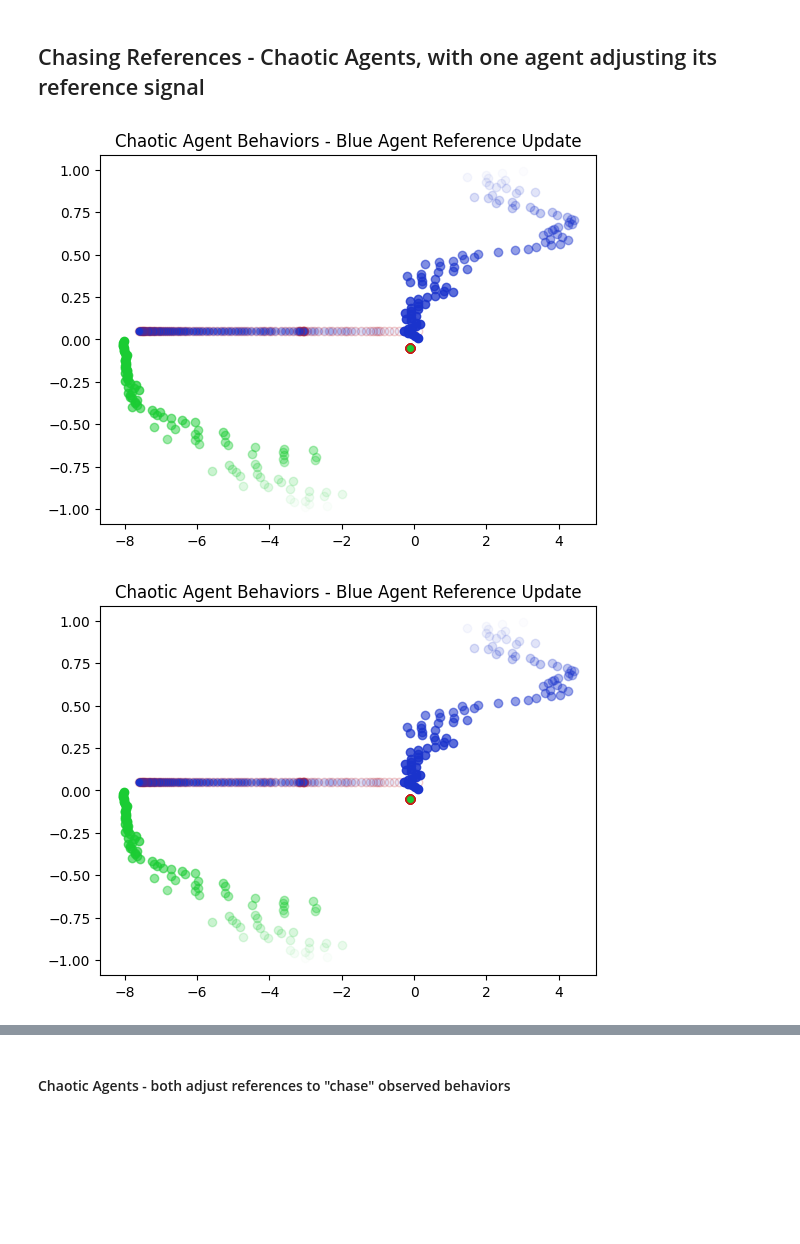
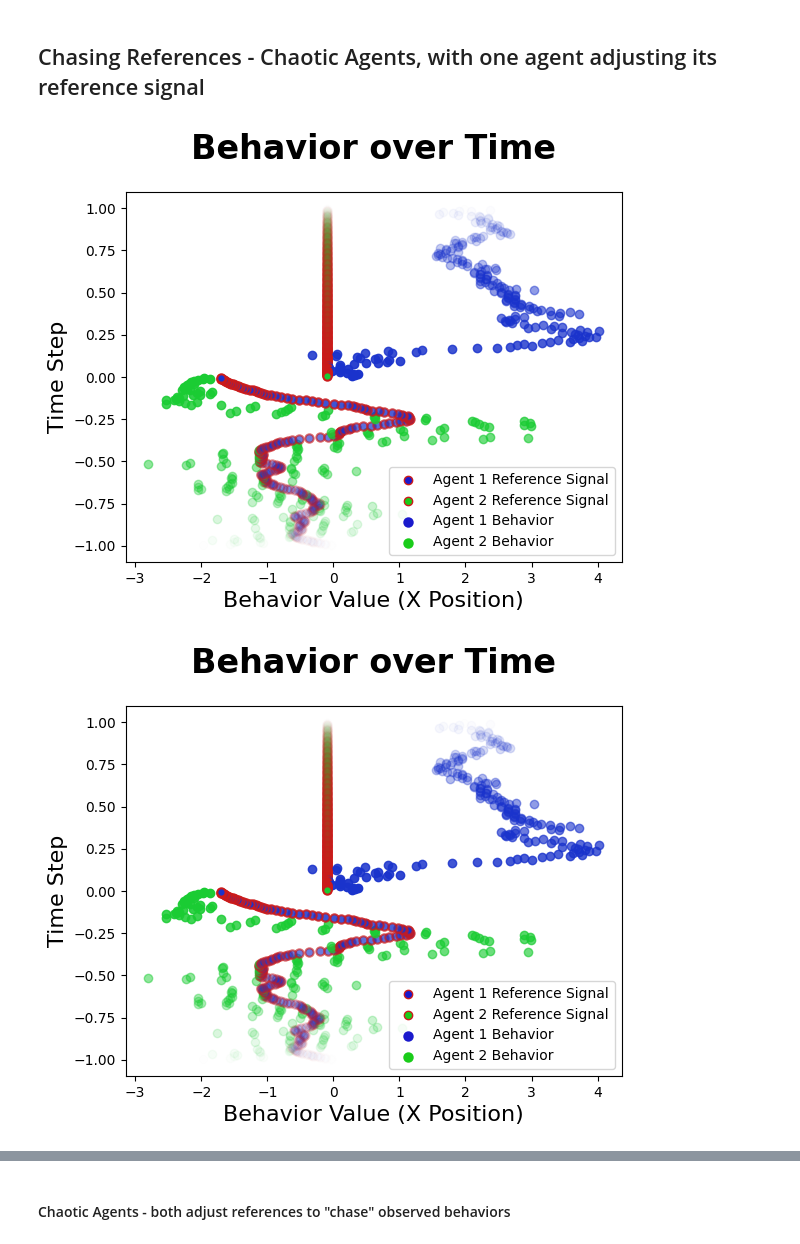
Before and after one commit to jprod/Control, a Jupyter notebook: for_poster.ipynb, the cells around one changed output, grey strips where cells are left out. Cells and saved outputs as stored; diff of their text form; code cells hidden in the pictures; blank space fills up the shorter version.

```diff
--- a/for_poster.ipynb
+++ b/for_poster.ipynb
@@ -9,0 +86,3 @@ import matplotlib.pyplot as plt
+# %%
+agent1 = Control_node(sensor=sense, comparator=compare, control_update=control_update, controller = control, internal_model=imc, internal_model_update=imc_update, behavioral_model=B1, system_estimate=A1, reference=R1, init_behavior=behav_1)
+plant = Control_node(sensor=sense, comparator=plant_compare, control_update=control_update,  controller = plant_control, internal_model=imc, internal_model_update=imc_update, behavioral_model=B2, system_estimate=A2, reference=R2, init_behavior=behav_1)
@@ -123,7 +389,7 @@ agent2_error = []
 b1 = behav_1
 b2 = behav_2
 
-pl.scatter(R1[0],0, c=(0.1,0.8,0.8), edgecolors=[0.8,0.1,0.1])
+#pl.scatter(R1[0],0, c=(0.1,0.8,0.8), edgecolors=[0.8,0.1,0.1], linewidths=1.5)
 
 for t in range(trials):
     b1_control = agent1.go(b2)
@@ -143,9 +409,21 @@ for t in range(trials):
 
     color1 = [0.1,0.2,0.8, (t+1)/(trials+1)]
     color2 = [0.1,0.8,0.2, (t+1)/(trials+1)]
-    pl.scatter(b1[0],1-(t+1)/(trials+1),c=tuple(color1))
-    pl.scatter(b2[0],-1+(t+1)/(trials+1),c=tuple(color2))
+    pl.scatter(R1[0],-1+(t-1)/(trials+1), c=(0.1,0.2,0.8,color1[3]), edgecolors=[0.8,0.1,0.1, color1[3]], linewidth=1.5)
+    pl.scatter(R2[0],1-(t-1)/(trials+1), c=(0.1,0.8,0.2,color2[3]), edgecolors=[0.8,0.1,0.1, color2[3]], linewidth=1.5)
+    pl.scatter(b1[0],1-(t-1)/(trials+1),c=tuple(color1), linewidths=1.5)
+    pl.scatter(b2[0],-1+(t-1)/(trials+1),c=tuple(color2), linewidths=1.5)
+    plt.legend([[agent1.get_reference()[0],0.00],[agent2.get_reference()[0],0.00], [agent1.get_reference()[0],0.00], b2], labels=["Agent 1 Reference Signal", "Agent 2 Reference Signal", "Agent 1 Behavior", "Agent 2 Behavior"])
+    lg = plt.gca().get_legend()
+    lg.legendHandles[0].set_color((0.1,0.1,0.8))
+    lg.legendHandles[0].set_edgecolor((0.8,0.1,0.1))
+    lg.legendHandles[1].set_color((0.1,0.8,0.1))
+    lg.legendHandles[1].set_edgecolor((0.8,0.1,0.1))
+    lg.legendHandles[2].set_color((0.1,0.1,0.8))
+    lg.legendHandles[3].set_color((0.1,0.8,0.1))
     display.clear_output(wait=True)
     display.display(pl.gcf())
-    pl.title("Chaotic Agent Behaviors - no Reference Update")
+    pl.title("Behavior over Time", weight='bold', fontsize=24, pad=24)
+    plt.xlabel("Behavior Value (X Position)", fontsize=16)
+    plt.ylabel("Time Step", fontsize=16)
 # %% [output]
@@ -263,8 +543,8 @@ system_estimate=A2, reference=R2, init_behavior=behav_2)
 plant2 = Plant(transition_matrix=T2, transition_function=transition, state=behav_2)
 # %%
 %matplotlib inline
-np.random.seed(4)
-trials = 100
+np.random.seed(11)
+trials = 200
 color = (0.1,0.2,0.8,0.1)
 agent1_control = []
 agent2_control = []
@@ -274,37 +554,49 @@ agent1_error = []
 agent2_error = []
 
 b1 = behav_1
 b2 = behav_2
 
 for t in range(trials):
     color1 = [0.1,0.2,0.8, (t+1)/(trials+1)]
     color2 = [0.1,0.8,0.2, (t+1)/(trials+1)]
-    pl.scatter(agent1.get_reference()[0],0.05, c=color1, edgecolors=[0.8,0.1,0.1, color1[1]])
-    pl.scatter(agent2.get_reference()[0],-0.05, c=color2, edgecolors=[0.8,0.1,0.1, color2[1]])
+    #pl.scatter(agent1.get_reference()[0],-0.03, c=color1, edgecolors=[0.8,0.1,0.1, color1[1]])
+    #pl.scatter(agent2.get_reference()[0],0, c=color2, edgecolors=[0.8,0.1,0.1, color2[3]], linewidth=1.5)
     b1_control = agent1.go(b2)
     b2_control = agent2.go(b1)
 
     agent1_control.append(agent1.get_output())
     agent2_control.append(agent2.get_output())
 
     b1 = plant1.transition(b1_control)
     b2 = plant2.transition(b2_control)
 
     agent1_behaviors.append(b1)
     agent2_behaviors.append(b2)
 
     agent1_error.append(np.absolute(agent1.get_error()))
     agent2_error.append(np.absolute(agent2.get_error()))
 
 
     pl.scatter(b1[0],1-(t+1)/(trials+1),c=tuple(color1))
     pl.scatter(b2[0],-1+(t+1)/(trials+1),c=tuple(color2))
+    pl.scatter(agent2.get_reference()[0],1-(t+1)/(trials+1),c=tuple(color2), edgecolors=[0.8,0.1,0.1, color2[3]], linewidth=1.5)
+    pl.scatter(agent1.get_reference()[0],-1+(t+1)/(trials+1),c=tuple(color1), edgecolors=[0.8,0.1,0.1, color1[3]], linewidth=1.5)
     display.clear_output(wait=True)
     display.display(pl.gcf())
-    pl.title("Chaotic Agent Behaviors - Blue Agent Reference Update")
+    plt.legend([[agent1.get_reference()[0],0.00],[agent2.get_reference()[0],0.00], [agent1.get_reference()[0],0.00], b2], labels=["Agent 1 Reference Signal", "Agent 2 Reference Signal", "Agent 1 Behavior", "Agent 2 Behavior"])
+    lg = plt.gca().get_legend()
+    lg.legendHandles[0].set_color((0.1,0.1,0.8))
+    lg.legendHandles[0].set_edgecolor((0.8,0.1,0.1))
+    lg.legendHandles[1].set_color((0.1,0.8,0.1))
+    lg.legendHandles[1].set_edgecolor((0.8,0.1,0.1))
+    lg.legendHandles[2].set_color((0.1,0.1,0.8))
+    lg.legendHandles[3].set_color((0.1,0.8,0.1))
+    pl.title("Behavior over Time", weight='bold', fontsize=24, pad=24)
+    plt.xlabel("Behavior Value (X Position)", fontsize=16)
+    plt.ylabel("Time Step", fontsize=16)
     #time.sleep(0.1)
 # %% [output]
-[figure, old version]
+[figure, new version]
-[figure, old version]
+[figure, new version]
 # %%
 t = [n for n in range(trials)]
```
Also changed, not shown: parts of 14 cells of this notebook, 2 other files.
